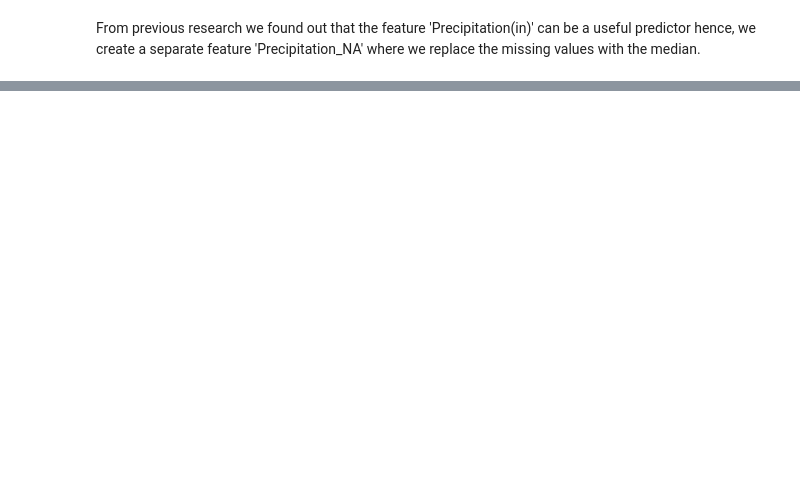
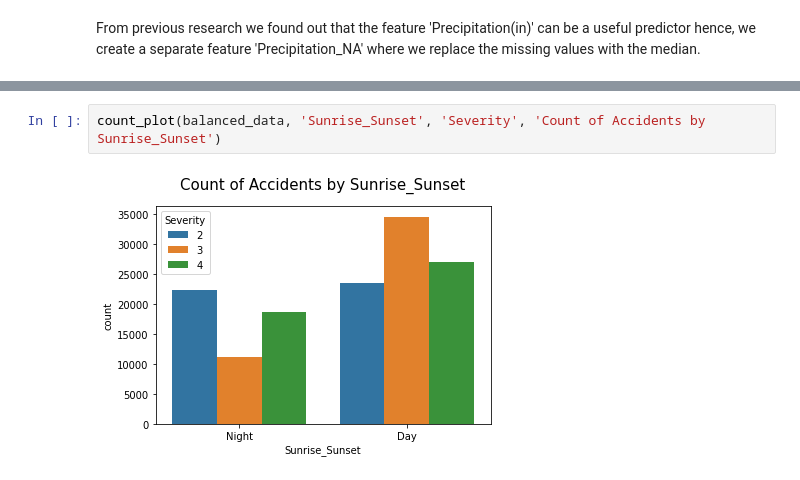
Before and after one commit to Utsav-Patel/USA-Accidents-Severity-Predictions, a Jupyter notebook: Data Exploration.ipynb, the cells around one changed output, grey strips where cells are left out. Drawn from its saved outputs; the diff is of its cells as text; blank space fills up the shorter version.

```diff
--- a/Data Exploration.ipynb
+++ b/Data Exploration.ipynb
@@ -232,0 +398,4 @@ The count of missing values for the features: 'City','Zipcode','Airport_Code', '
+# %%
+count_plot(balanced_data, 'Sunrise_Sunset', 'Severity', 'Count of Accidents by Sunrise_Sunset')
+# %% [output]
+[figure, added]
```
Also changed, not shown: parts of 87 cells of this notebook, 1 other file.
